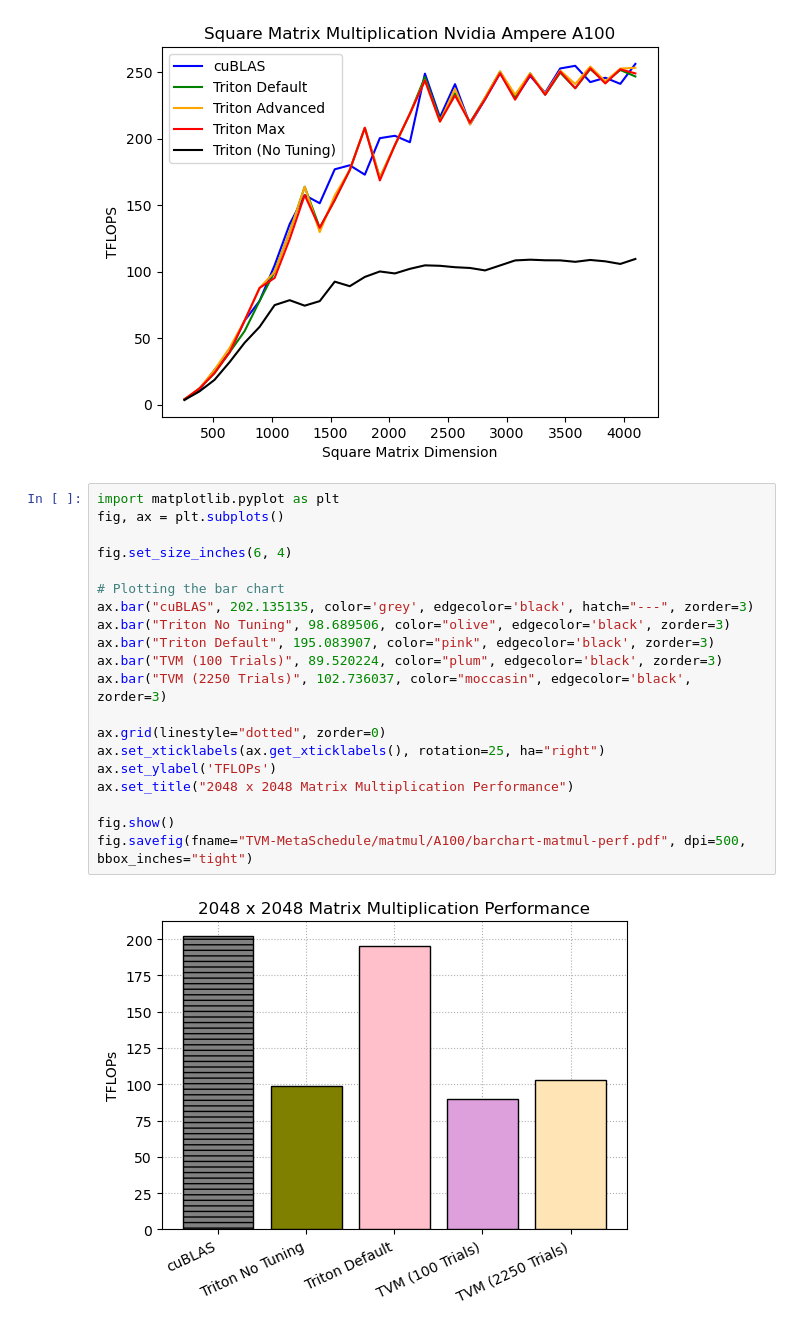
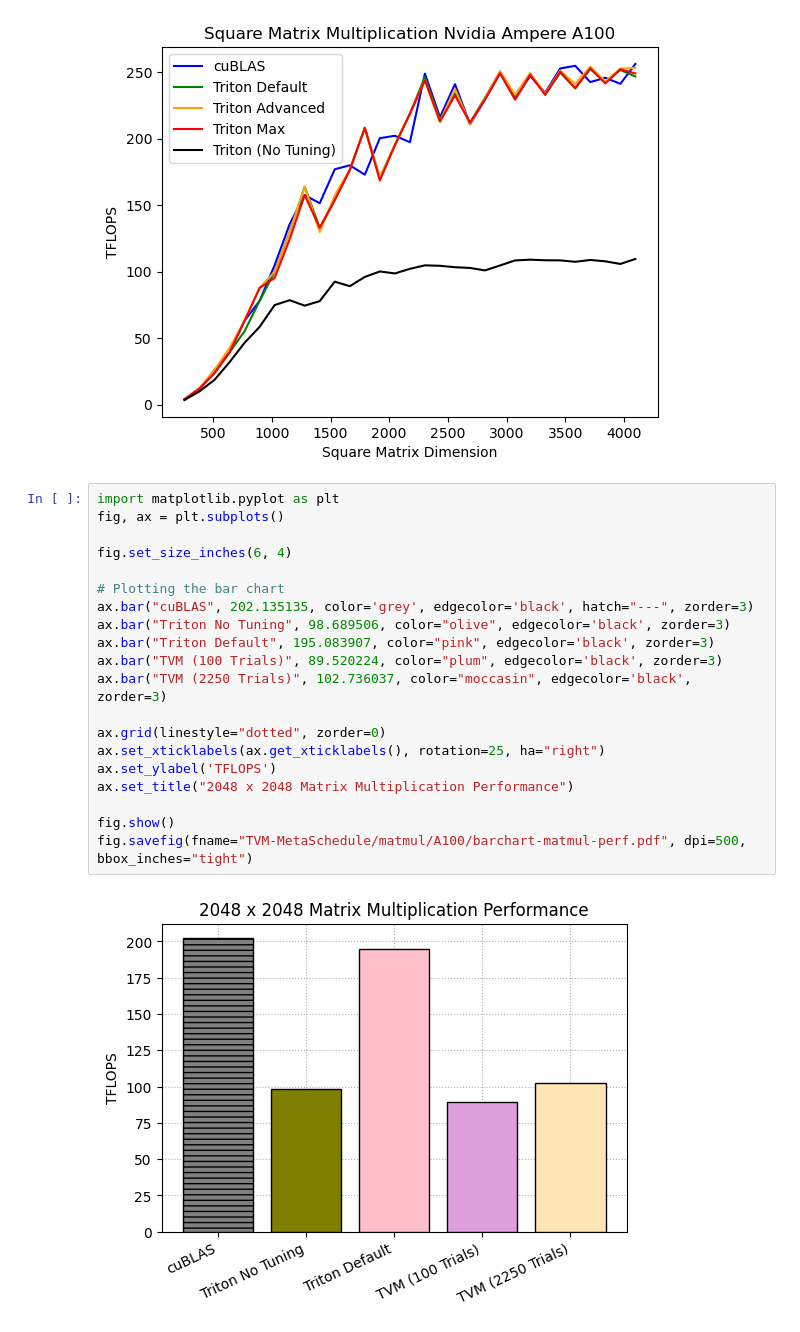
Before and after one commit to felix-ro/EvalTritonTVM, a Jupyter notebook: Results/graphs.ipynb, the cells around one changed output. Saved outputs shown, nothing was run; the diff lists cells and outputs as text.

Commit message:
updated bar charts

```diff
--- a/Results/graphs.ipynb
+++ b/Results/graphs.ipynb
@@ -66,22 +66,22 @@ createPerfPlot(csv_file_path=csv_file_path, csv_file_name=csv_file_name, title=t
 # %%
 import matplotlib.pyplot as plt
 fig, ax = plt.subplots()
 
 fig.set_size_inches(6, 4)
 
 # Plotting the bar chart
 ax.bar("cuBLAS", 202.135135, color='grey', edgecolor='black', hatch="---", zorder=3)
 ax.bar("Triton No Tuning", 98.689506, color="olive", edgecolor='black', zorder=3)
 ax.bar("Triton Default", 195.083907, color="pink", edgecolor='black', zorder=3)
 ax.bar("TVM (100 Trials)", 89.520224, color="plum", edgecolor='black', zorder=3)
 ax.bar("TVM (2250 Trials)", 102.736037, color="moccasin", edgecolor='black', zorder=3)
 
 ax.grid(linestyle="dotted", zorder=0)
 ax.set_xticklabels(ax.get_xticklabels(), rotation=25, ha="right")
-ax.set_ylabel('TFLOPs')
+ax.set_ylabel('TFLOPS')
 ax.set_title("2048 x 2048 Matrix Multiplication Performance")
 
 fig.show()
 fig.savefig(fname="TVM-MetaSchedule/matmul/A100/barchart-matmul-perf.pdf", dpi=500, bbox_inches="tight")
 # %% [output]
-[figure, old version]
+[figure, new version]
```
Also changed, not shown: 1 other file.
